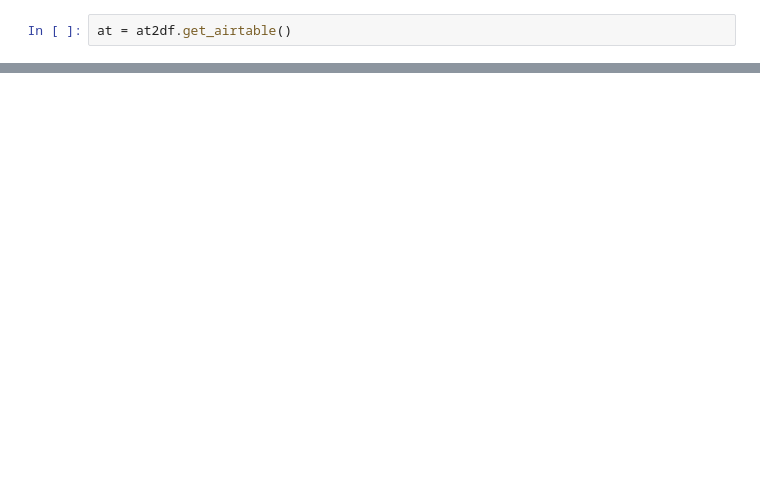
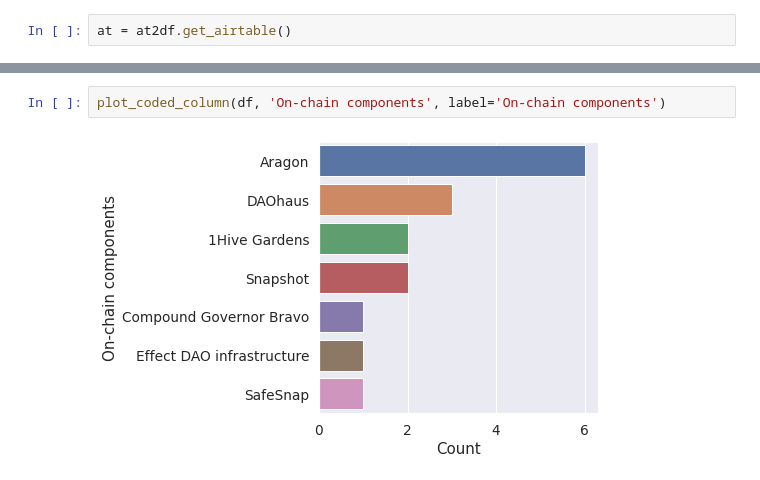
Before and after one commit to notchia/metagov, a Jupyter notebook: constitution_model.ipynb, the cells around one changed output, grey strips where cells are left out. Drawn from its saved outputs; the diff is of its cells as text; blank space fills up the shorter version.

```diff
--- a/constitution_model.ipynb
+++ b/constitution_model.ipynb
@@ -41,4 +75,8 @@ def plot_coded_column(col, label=''):
 
     fname = f"{SAVEDIR}/constitution_model_{label}"
     plt.savefig(f"{fname}.png", **kwargs_png)
+# %%
+plot_coded_column(df, 'On-chain components', label='On-chain components')
+# %% [output]
+[figure, added]
 # %%
```
Also changed, not shown: parts of 10 cells of this notebook.
